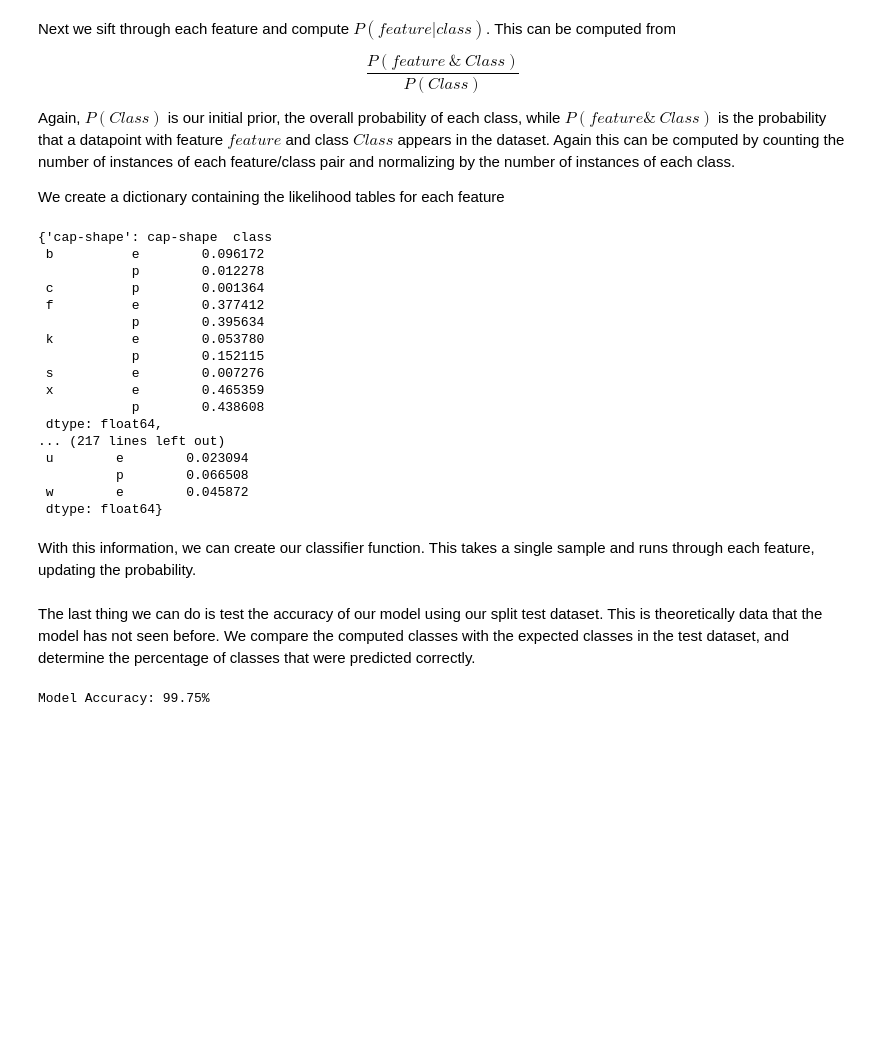
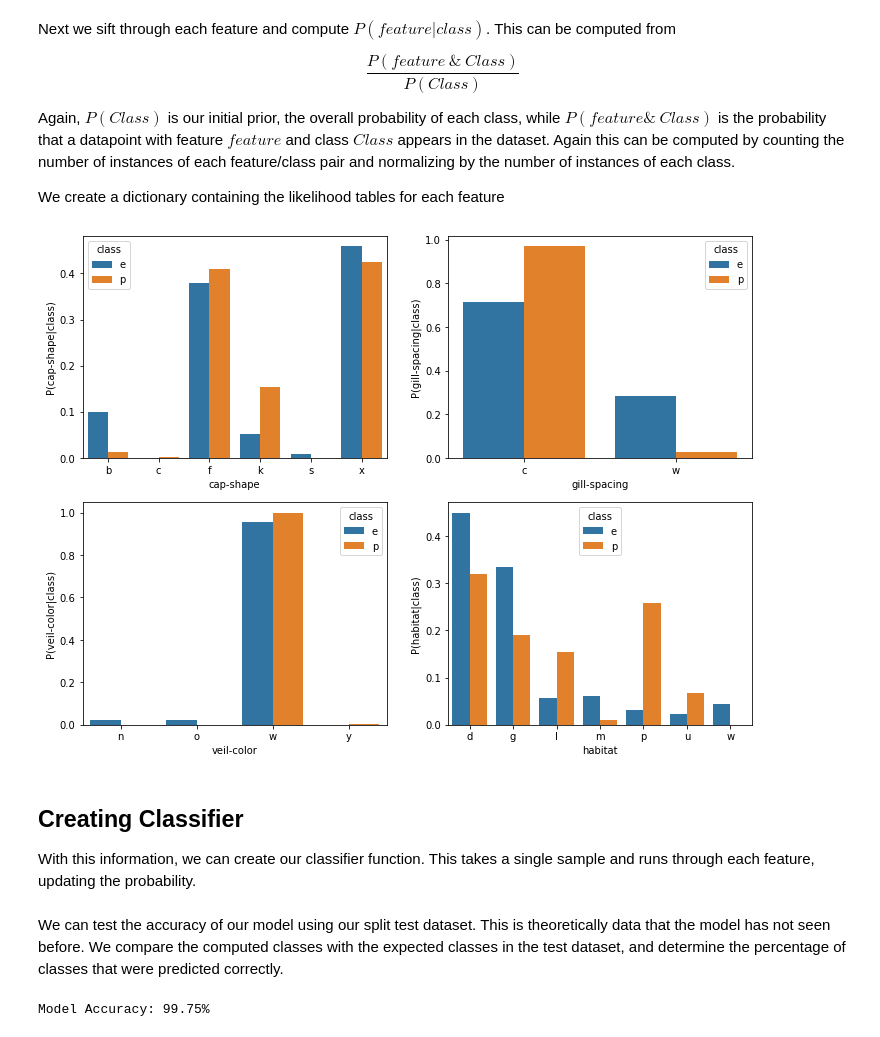
Before and after one commit to andydevs/andys-notebook-legacy, a Jupyter notebook: notebook/naive-bayes-mushroom-classification.ipynb, the cells around one changed output. Saved outputs shown, nothing was run; the diff lists cells and outputs as text; code cells hidden in the pictures; blank space fills up the shorter version.

```diff
--- a/notebook/naive-bayes-mushroom-classification.ipynb
+++ b/notebook/naive-bayes-mushroom-classification.ipynb
@@ -83,28 +88,21 @@ We create a dictionary containing the likelihood tables for each feature
 # %%
 likelihoods = {
     column: train_df.groupby([column, 'class']).size() / train_df.groupby('class').size()
     for column in train_df.columns if column != 'class'
 }
-likelihoods
+plt.figure()
+to_plot = ['cap-shape', 'gill-spacing', 'veil-color', 'habitat']
+for index, column in enumerate(to_plot):
+    table = likelihoods[column].reset_index()
+    plt.subplot(2,2,index+1)
+    ax = sns.barplot(x=column, y=0, hue='class', data=table)
+    ax.set_xlabel(column)
+    ax.set_ylabel('P('+column+'|class)')
 # %% [output]
-{'cap-shape': cap-shape  class
- b          e        0.096172
-            p        0.012278
- c          p        0.001364
- f          e        0.377412
-            p        0.395634
- k          e        0.053780
-            p        0.152115
- s          e        0.007276
- x          e        0.465359
-            p        0.438608
- dtype: float64,
-... (217 lines left out)
- u        e        0.023094
-          p        0.066508
- w        e        0.045872
- dtype: float64}
+[figure, added]
 # %% [markdown]
+## Creating Classifier
+
 With this information, we can create our classifier function. This takes a single sample and runs through each feature, updating the probability.
 # %%
 def naive_bayes_classify(sample):
@@ -128,4 +127,4 @@ def naive_bayes_classify(sample):
     return probability.idxmax()
 # %% [markdown]
-The last thing we can do is test the accuracy of our model using our split test dataset. This is theoretically data that the model has not seen before. We compare the computed classes with the expected classes in the test dataset, and determine the percentage of classes that were predicted correctly.
+We can test the accuracy of our model using our split test dataset. This is theoretically data that the model has not seen before. We compare the computed classes with the expected classes in the test dataset, and determine the percentage of classes that were predicted correctly.
 # %%
```
Also changed, not shown: parts of 11 cells of this notebook, 1 other file.
